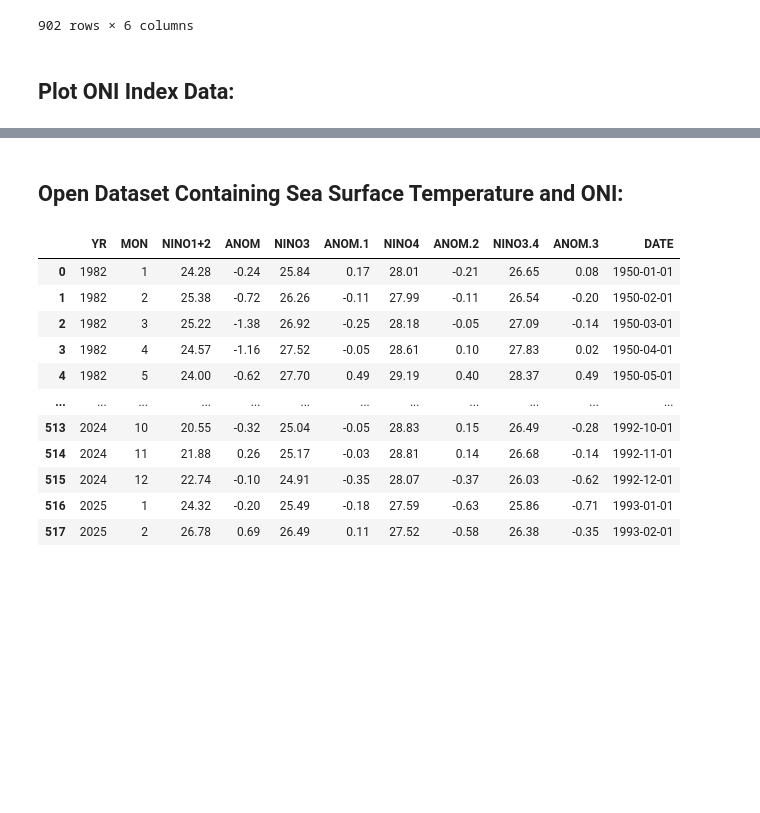
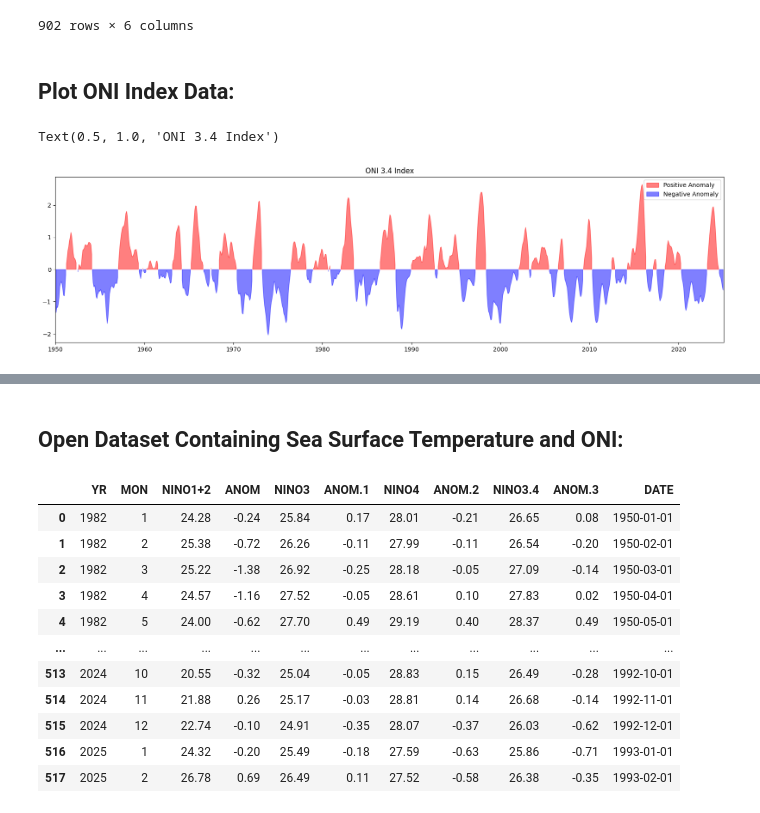
Before and after one commit to katya-sumwalt/Introduction_to_Oceanography_Data_Science, a Jupyter notebook: plotting_ONI_Index.ipynb, the cells around one changed output, grey strips where cells are left out. Saved outputs shown, nothing was run; the diff lists cells and outputs as text; code cells hidden in the pictures; blank space fills up the shorter version.

```diff
--- a/plotting_ONI_Index.ipynb
+++ b/plotting_ONI_Index.ipynb
@@ -35,3 +38,21 @@ df_ONI
 902 rows × 6 columns
 # %% [markdown]
 ## Plot ONI Index Data:
+# %%
+# Calculating Rolling Mean: Smooths over the Function
+#creates a blank figure and sets the appropriate figure size
+plt.figure(figsize = (20,5))
+#calculates a rolling mean over every 3 datapoints which filters out some of the sharpness or noise
+ROLLING_MEAN = df_ONI['ANOM'].rolling(window = 3, center = True).mean()
+#Plots time vs. ONI Index and fills in the appropriate colors from the threshold value of 0.5
+#this particular line dictates that we are filling in the color if the value of the datapoint is above 0.5
+plt.fill_between(df_ONI['Date'], ROLLING_MEAN, 0, where=(ROLLING_MEAN > 0), color='red', alpha=0.5,label = "Positive Anomaly")
+#we do the same here but for values below the 0.5 value
+plt.fill_between(df_ONI['Date'], ROLLING_MEAN, 0, where=(ROLLING_MEAN < 0), color='blue', alpha=0.5, label = "Negative Anomaly")
+#setting the limits of the x-axis
+plt.legend()
+plt.xlim(df_ONI['Date'].iloc[0], df_ONI['Date'].iloc[-1])
+plt.title('ONI 3.4 Index')
+# %% [output]
+Text(0.5, 1.0, 'ONI 3.4 Index')
+[figure, added]
```
Also changed, not shown: parts of 5 cells of this notebook.
